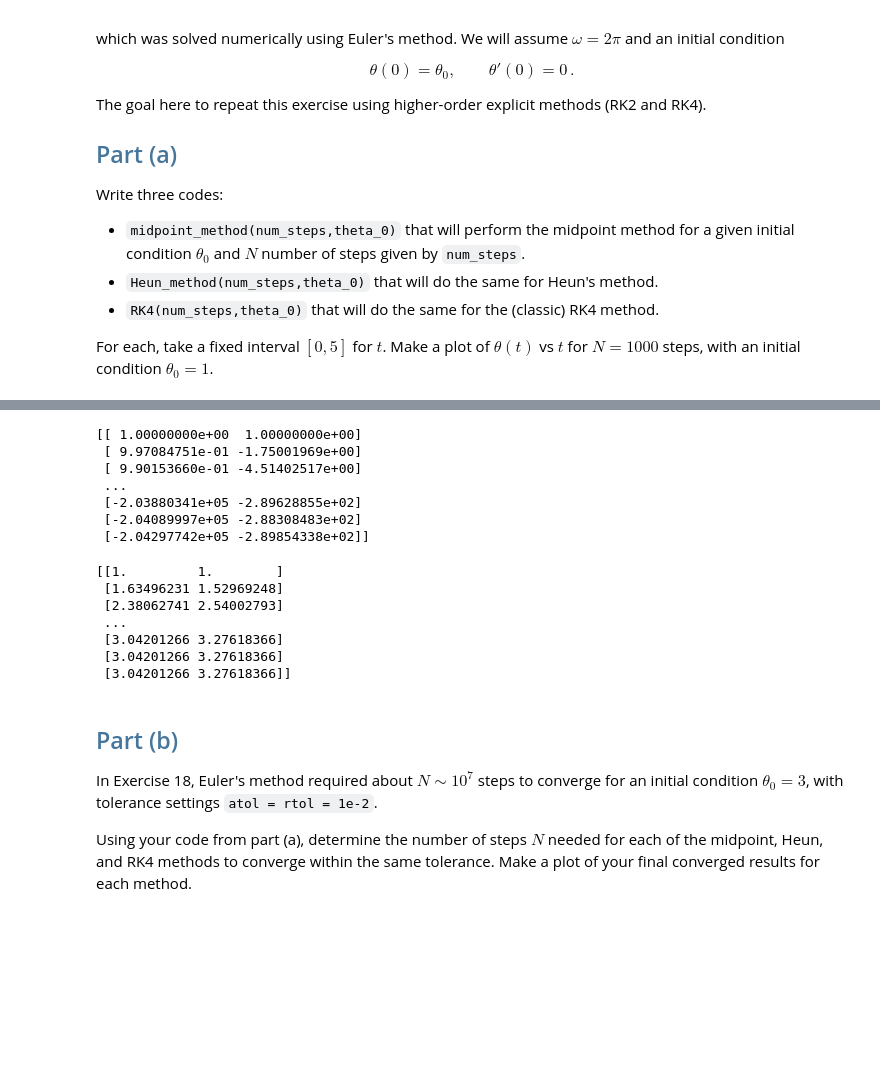
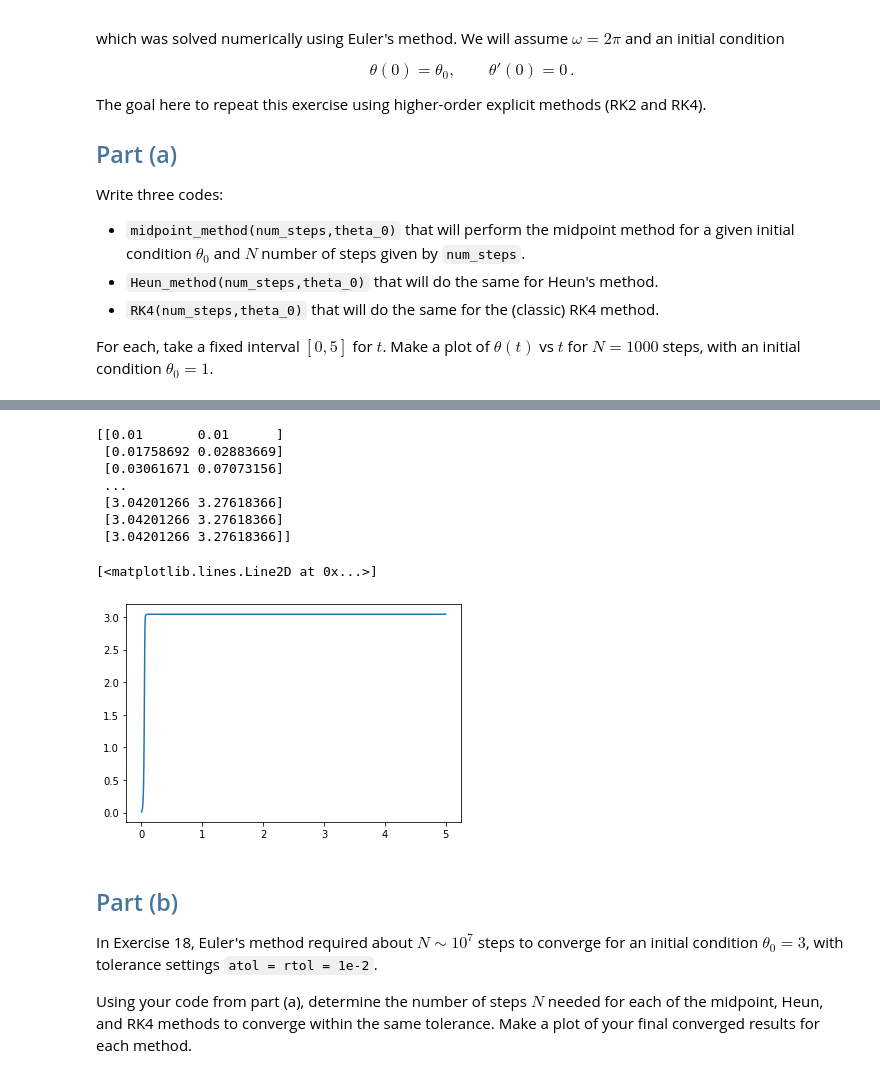
Before and after one commit to premkirpal/Lecture-notes, a Jupyter notebook: Exercise 20 - Pendulum with RK.ipynb, the cells around one changed output, grey strips where cells are left out. Cells and saved outputs as stored; diff of their text form; code cells hidden in the pictures; blank space fills up the shorter version.

```diff
--- a/Exercise 20 - Pendulum with RK.ipynb
+++ b/Exercise 20 - Pendulum with RK.ipynb
@@ -82,39 +123,48 @@ for i in range(N):
-# %%
-### HEUNS METHOD
-
-
-for i in range (N):
-  ti=t[i]
-  yi=y[i]
-  y[i+1]=yi+h*(1/2)*(f(ti,yi))*f(ti+h,yi+h*f(t,yi))
-
-
-print (y)
-# %% [output]
-[[ 1.00000000e+00  1.00000000e+00]
- [ 9.97084751e-01 -1.75001969e+00]
- [ 9.90153660e-01 -4.51402517e+00]
- ...
- [-2.03880341e+05 -2.89628855e+02]
- [-2.04089997e+05 -2.88308483e+02]
- [-2.04297742e+05 -2.89854338e+02]]
 # %%
-#### RK4 METHOD
+#### RK4 METHOD####
+####################
 
+
+N=1000
+import numpy as np
+import matplotlib.pyplot as plt
+
+omega = 2*np.pi
+t0=0
+tf=5
+
+def f(t,y):
+  y1,y2=y
+  return np.array([y2,-omega**2*np.sin(y1)])
+
+theta0=1
+y0=np.array([0.01,0])
+t0=0
+tf=5
+N=1000
+
+t=np.linspace(t0,tf,N+1)
+h=t[0]-t[1]
+y=np.zeros((N+1,2))
+y[0]=y0[0]
 
 for i in range (N):
   ti=t[i]
   yi=y[i]
   y[i+1]=yi+h*((1/6)*f(ti,yi)+2*f(ti+(h/2),yi+(h/2)*f(ti,yi))+2*f(ti+(h/2),yi+(h/2)*(f(ti+(h/2),yi+(h/2*f(ti,yi)))))+f(ti+h,yi+h*f(ti,yi)+2*f(ti+(h/2),yi+(h/2)*f(ti,yi))+2*f(ti+(h/2),yi+(h/2)*(f(ti+(h/2),yi+(h/2*f(ti,yi)))))))
 print(y)
+
+plt.plot(t,y[:,0])
 # %% [output]
-[[1.         1.        ]
- [1.63496231 1.52969248]
- [2.38062741 2.54002793]
+[[0.01       0.01      ]
+ [0.01758692 0.02883669]
+ [0.03061671 0.07073156]
  ...
  [3.04201266 3.27618366]
  [3.04201266 3.27618366]
  [3.04201266 3.27618366]]
+[<matplotlib.lines.Line2D at 0x...>]
+[figure, added]
 # %% [markdown]
 ## <font color=#46769B>Part (b)</font>
 
```
Also changed, not shown: parts of 6 cells of this notebook.
